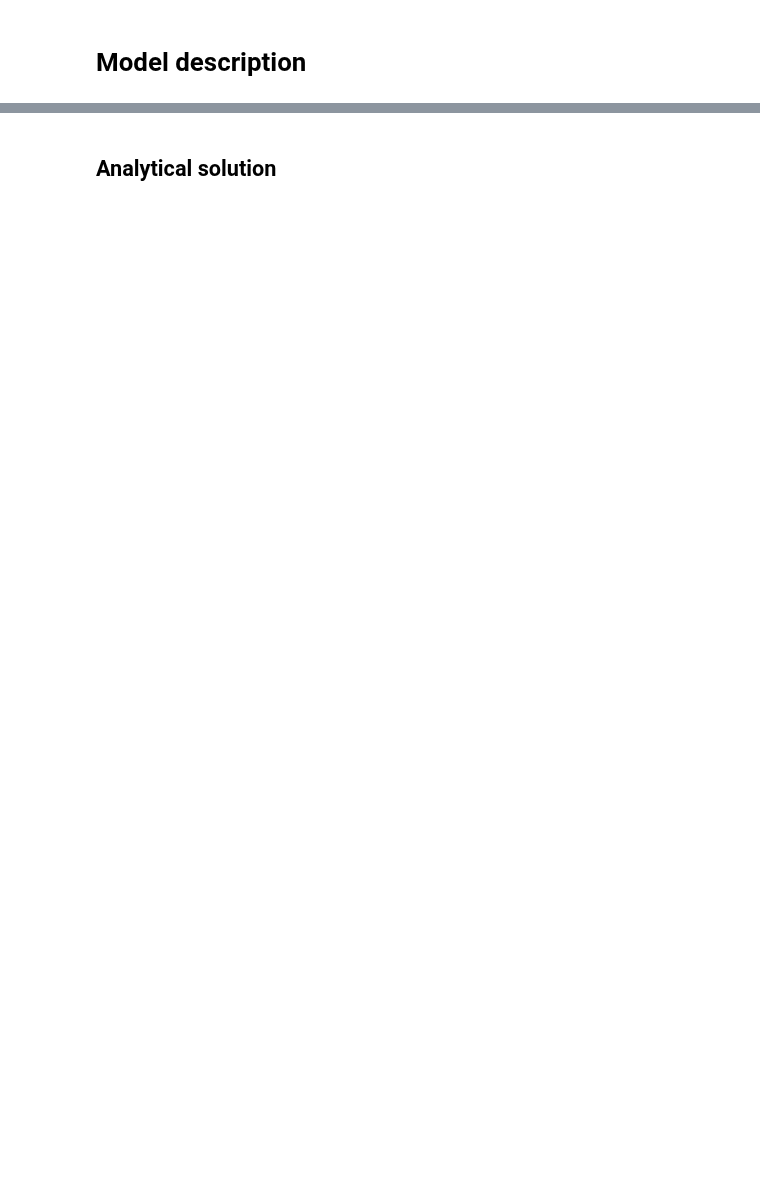
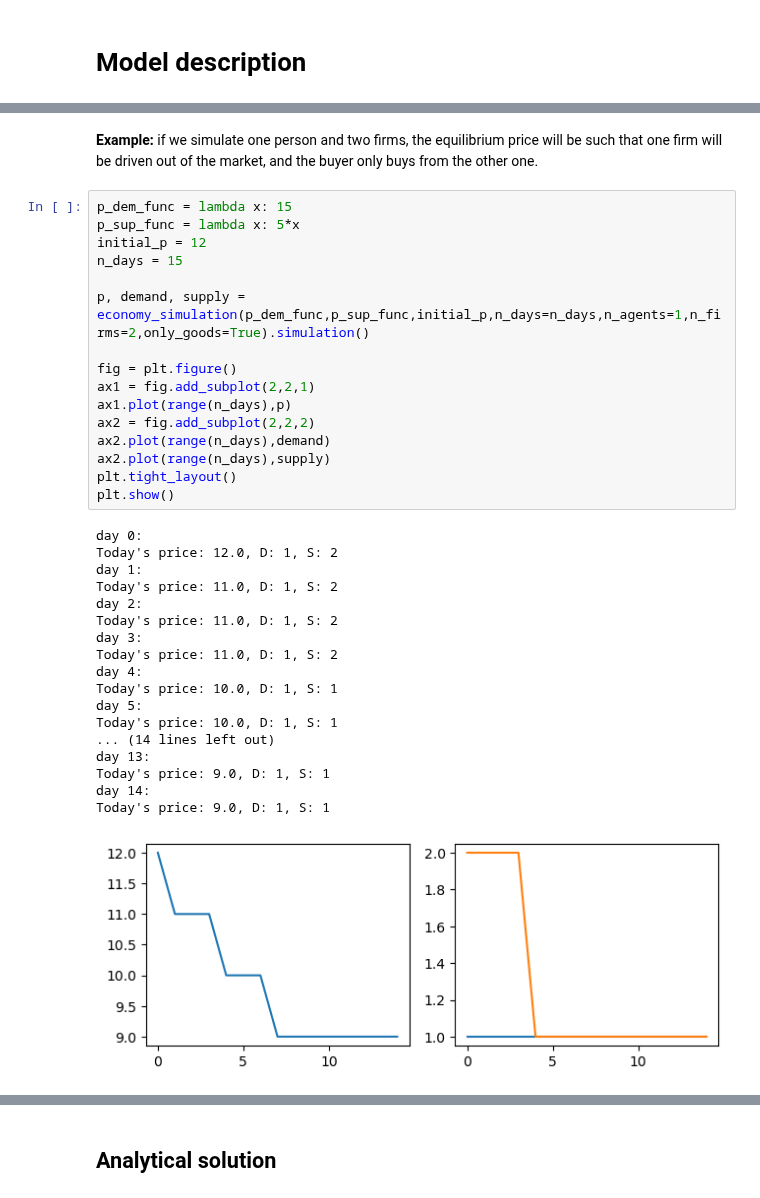
Before and after one commit to NumEconCopenhagen/projects-2023-the-best-duo, a Jupyter notebook: modelproject/modelproject.ipynb, the cells around one changed output, grey strips where cells are left out. Drawn from its saved outputs; the diff is of its cells as text; blank space fills up the shorter version.

```diff
--- a/modelproject/modelproject.ipynb
+++ b/modelproject/modelproject.ipynb
@@ -29,0 +63,37 @@ Make sure you explain well the purpose of the model and comment so that other st
+# %% [markdown]
+**Example:** if we simulate one person and two firms, the equilibrium price will be such that one firm will be driven out of the market, and the buyer only buys from the other one.
+# %%
+p_dem_func = lambda x: 15
+p_sup_func = lambda x: 5*x
+initial_p = 12
+n_days = 15
+
+p, demand, supply = economy_simulation(p_dem_func,p_sup_func,initial_p,n_days=n_days,n_agents=1,n_firms=2,only_goods=True).simulation()
+
+fig = plt.figure()
+ax1 = fig.add_subplot(2,2,1)
+ax1.plot(range(n_days),p)
+ax2 = fig.add_subplot(2,2,2)
+ax2.plot(range(n_days),demand)
+ax2.plot(range(n_days),supply)
+plt.tight_layout()
+plt.show()
+# %% [output]
+day 0:
+Today's price: 12.0, D: 1, S: 2
+day 1:
+Today's price: 11.0, D: 1, S: 2
+day 2:
+Today's price: 11.0, D: 1, S: 2
+day 3:
+Today's price: 11.0, D: 1, S: 2
+day 4:
+Today's price: 10.0, D: 1, S: 1
+day 5:
+Today's price: 10.0, D: 1, S: 1
+... (14 lines left out)
+day 13:
+Today's price: 9.0, D: 1, S: 1
+day 14:
+Today's price: 9.0, D: 1, S: 1
+[figure, added]
```
Also changed, not shown: parts of 27 cells of this notebook, 2 other files.
